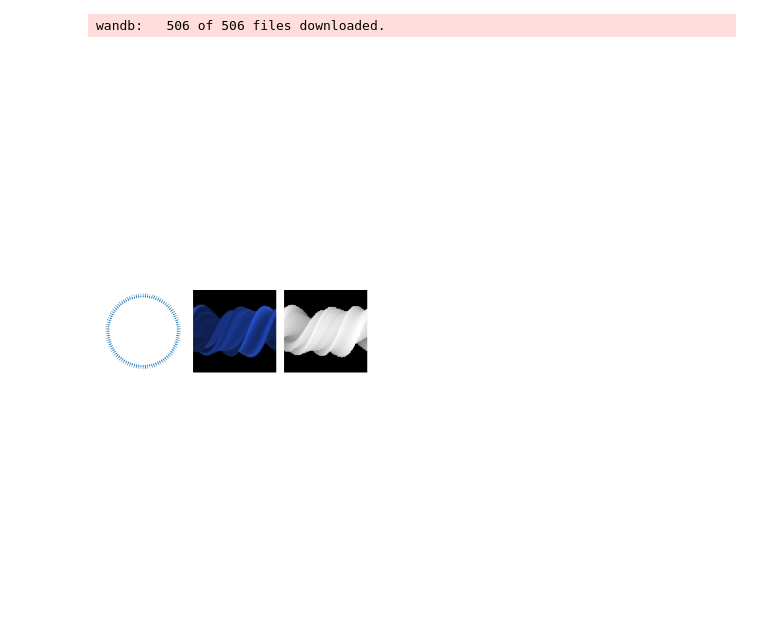
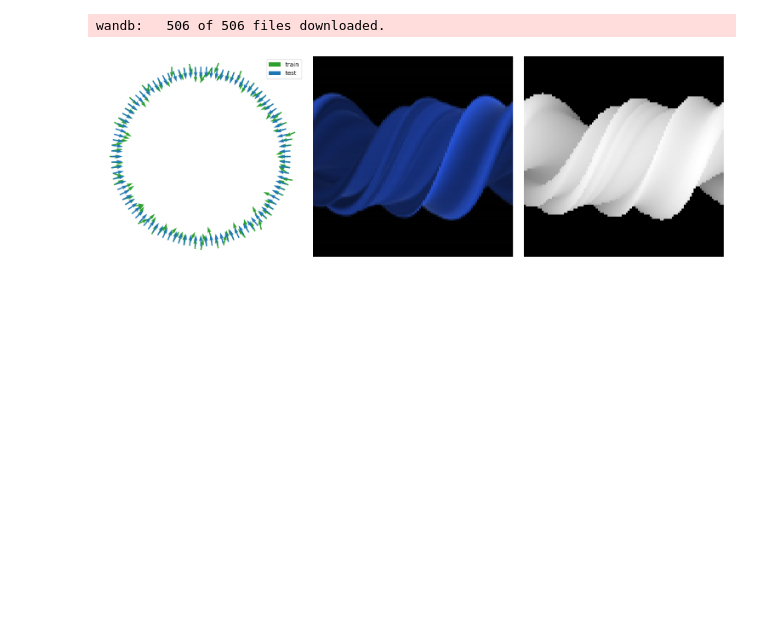
Before and after one commit to Jorgeromeu/NeRF2D, a Jupyter notebook: visualizations/visualize_views.ipynb, the cells around one changed output. Saved outputs shown, nothing was run; the diff lists cells and outputs as text; code cells hidden in the pictures; blank space fills up the shorter version.

```diff
--- a/visualizations/visualize_views.ipynb
+++ b/visualizations/visualize_views.ipynb
@@ -18,7 +18,7 @@ dm = load_dm_from_artifact_no_train(artifact)
 # %% [output]
 wandb:   506 of 506 files downloaded.
 # %%
-vis_datamodule(dm)
+vis_datamodule([dm])
 plt.show()
 # %% [output]
-[figure, old version]
+[figure, new version]
```
Also changed, not shown: 1 other file.
